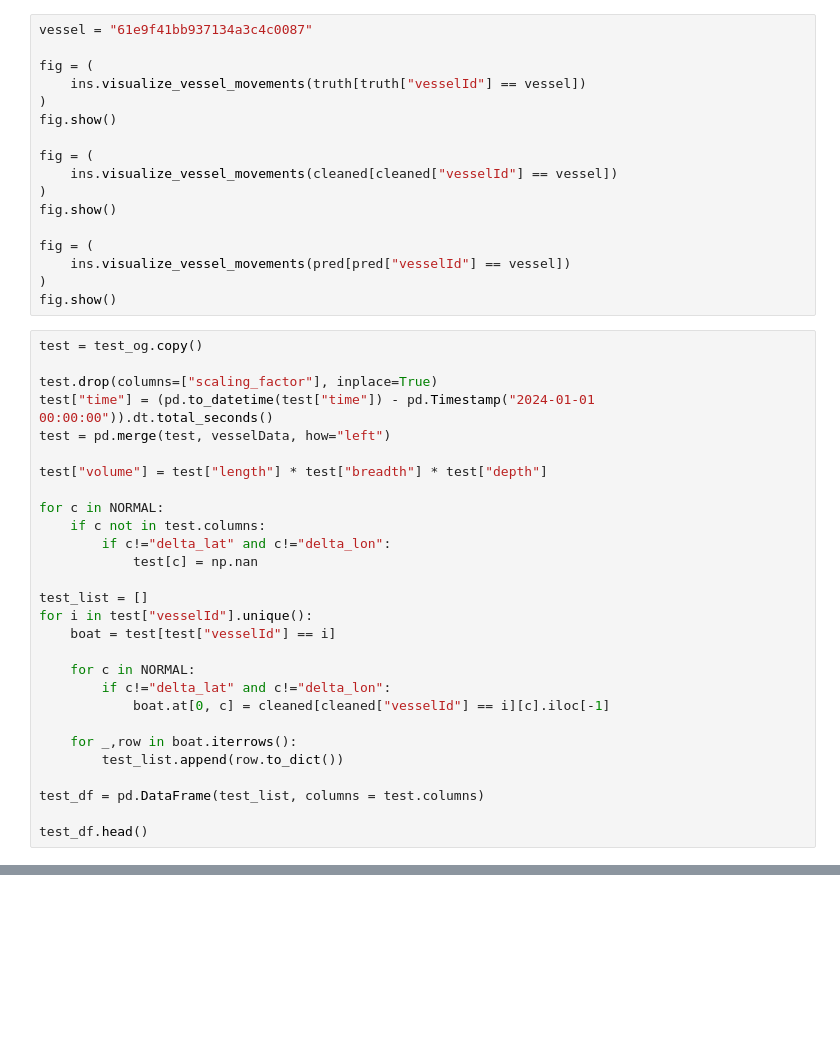
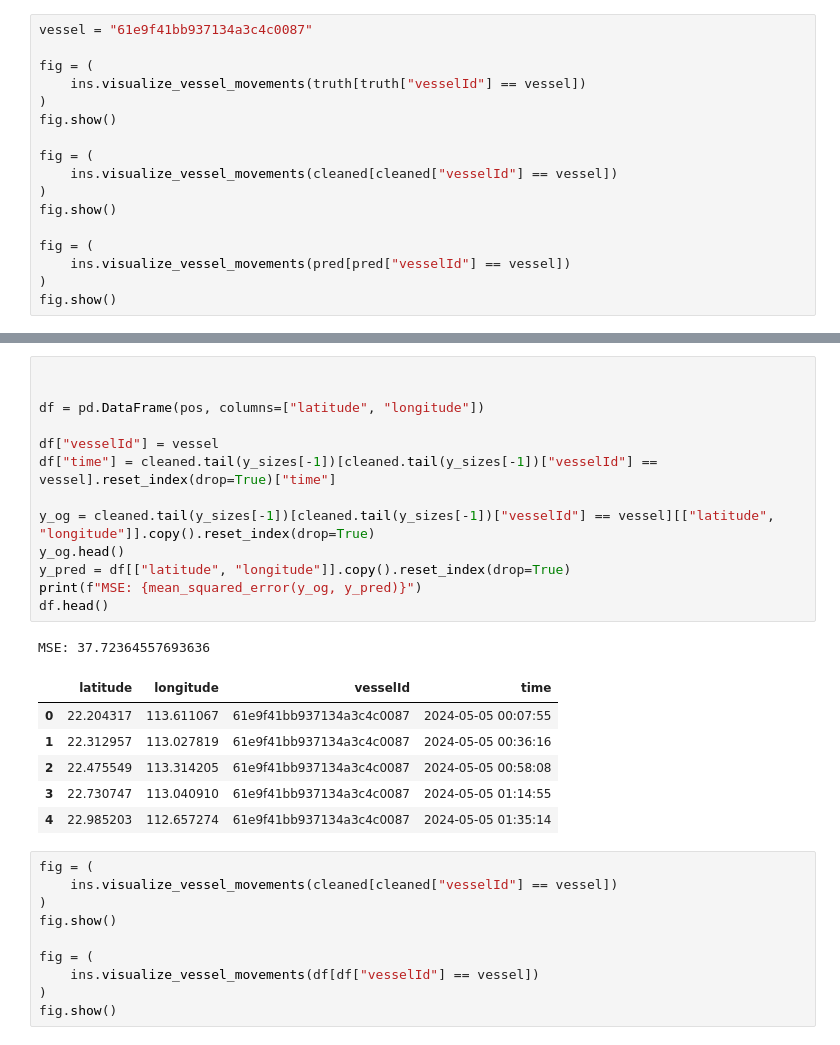
Before and after one commit to baconmoontwist/ML, a Jupyter notebook: rydding/randomforest.ipynb, the cells around one changed output, grey strips where cells are left out. Drawn from its saved outputs; the diff is of its cells as text; blank space fills up the shorter version.

```diff
--- a/rydding/randomforest.ipynb
+++ b/rydding/randomforest.ipynb
@@ -369,31 +364,3 @@ fig = (
     ins.visualize_vessel_movements(pred[pred["vesselId"] == vessel])
 )
 fig.show()
-# %%
-test = test_og.copy()
-
-test.drop(columns=["scaling_factor"], inplace=True)
-test["time"] = (pd.to_datetime(test["time"]) - pd.Timestamp("2024-01-01 00:00:00")).dt.total_seconds()
-test = pd.merge(test, vesselData, how="left")
-
-test["volume"] = test["length"] * test["breadth"] * test["depth"]
-
-for c in NORMAL:
-    if c not in test.columns:
-        if c!="delta_lat" and c!="delta_lon":
-            test[c] = np.nan
-
-test_list = []
-for i in test["vesselId"].unique():
-    boat = test[test["vesselId"] == i]
-
-    for c in NORMAL:
-        if c!="delta_lat" and c!="delta_lon":
-            boat.at[0, c] = cleaned[cleaned["vesselId"] == i][c].iloc[-1]
-
-    for _,row in boat.iterrows():
-        test_list.append(row.to_dict())
-
-test_df = pd.DataFrame(test_list, columns = test.columns)
-
-test_df.head()
@@ -405,0 +679,31 @@ print(NORMAL)
+# %%
+
+
+df = pd.DataFrame(pos, columns=["latitude", "longitude"])
+
+df["vesselId"] = vessel
+df["time"] = cleaned.tail(y_sizes[-1])[cleaned.tail(y_sizes[-1])["vesselId"] == vessel].reset_index(drop=True)["time"]
+
+y_og = cleaned.tail(y_sizes[-1])[cleaned.tail(y_sizes[-1])["vesselId"] == vessel][["latitude", "longitude"]].copy().reset_index(drop=True)
+y_og.head()
+y_pred = df[["latitude", "longitude"]].copy().reset_index(drop=True)
+print(f"MSE: {mean_squared_error(y_og, y_pred)}")
+df.head()
+# %% [output]
+MSE: 37.72364557693636
+|  | latitude | longitude | vesselId | time |
+| 0 | 22.204317 | 113.611067 | 61e9f41bb937134a3c4c0087 | 2024-05-05 00:07:55 |
+| 1 | 22.312957 | 113.027819 | 61e9f41bb937134a3c4c0087 | 2024-05-05 00:36:16 |
+| 2 | 22.475549 | 113.314205 | 61e9f41bb937134a3c4c0087 | 2024-05-05 00:58:08 |
+| 3 | 22.730747 | 113.040910 | 61e9f41bb937134a3c4c0087 | 2024-05-05 01:14:55 |
+| 4 | 22.985203 | 112.657274 | 61e9f41bb937134a3c4c0087 | 2024-05-05 01:35:14 |
+# %%
+fig = (
+    ins.visualize_vessel_movements(cleaned[cleaned["vesselId"] == vessel])
+)
+fig.show()
+
+fig = (
+    ins.visualize_vessel_movements(df[df["vesselId"] == vessel])
+)
+fig.show()
```
Also changed, not shown: parts of 15 cells of this notebook.
